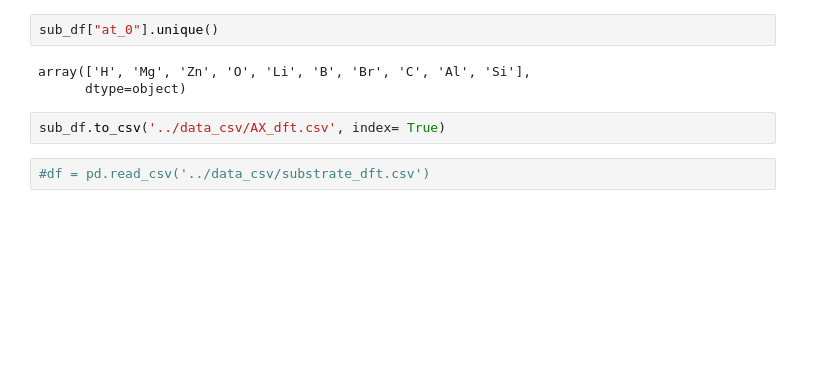
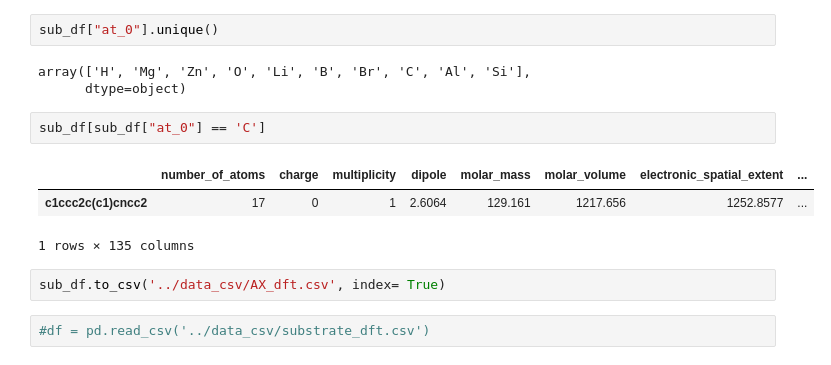
Before and after one commit to truejulosdu13/NiCOlit, a Jupyter notebook: notebooks/5_create_dft_descriptors.ipynb, the cells around one changed output. Drawn from its saved outputs; the diff is of its cells as text; blank space fills up the shorter version.

```diff
--- a/notebooks/5_create_dft_descriptors.ipynb
+++ b/notebooks/5_create_dft_descriptors.ipynb
@@ -78,6 +78,12 @@ sub_df["at_0"].unique()
 # %% [output]
 array(['H', 'Mg', 'Zn', 'O', 'Li', 'B', 'Br', 'C', 'Al', 'Si'],
       dtype=object)
+# %%
+sub_df[sub_df["at_0"] == 'C']
+# %% [output]
+|  | number_of_atoms | charge | multiplicity | dipole | molar_mass | molar_volume | electronic_spatial_extent | ... |
+| c1ccc2c(c1)cncc2 | 17 | 0 | 1 | 2.6064 | 129.161 | 1217.656 | 1252.8577 | ... |
+1 rows × 135 columns
 # %%
 sub_df.to_csv('../data_csv/AX_dft.csv', index= True)
 # %%
```
Also changed, not shown: parts of 4 cells of this notebook, 9 other files.
